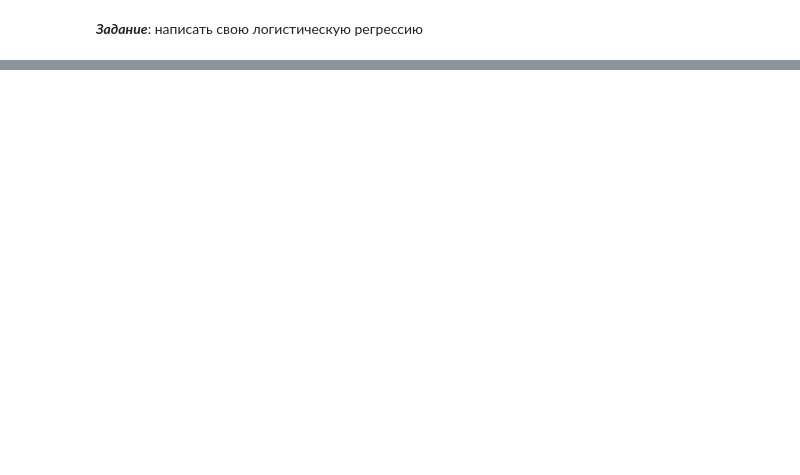
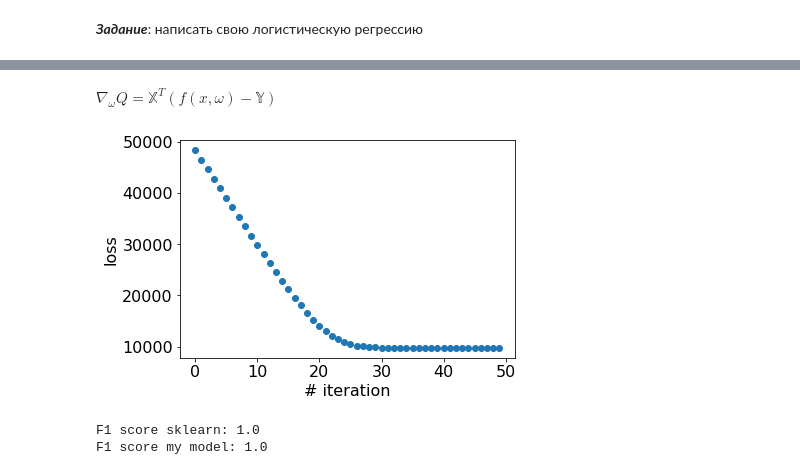
Before and after one commit to kryzhikov/Sample-ML-Repo, a Jupyter notebook: 05. Maths 3/ML_seminar_for_students.ipynb, the cells around one changed output, grey strips where cells are left out. Drawn from its saved outputs; the diff is of its cells as text; code cells hidden in the pictures; blank space fills up the shorter version.

```diff
--- a/05. Maths 3/ML_seminar_for_students.ipynb
+++ b/05. Maths 3/ML_seminar_for_students.ipynb
@@ -334,0 +497,35 @@ ___Задание___: написать свою логистическую ре
+# %% [markdown]
+$\nabla_\omega Q = \mathbb{X}^T (f(x, \omega) - \mathbb{Y})$
+# %%
+# Split data into train and test sets
+x_train, x_test, y_train, y_test = train_test_split(X, Y)
+# %%
+# Helper functions
+def sigmoid(x, w):
+    return 1./(1. + np.exp(-x @ w))
+
+def log_loss(x,y,w):
+    return -y.T @ np.log(sigmoid(x,w)) - (1-y).T @ np.log(1-sigmoid(x,w))
+# %%
+# implementing logistic regression for the whole dataset
+n_features = 2
+w_0 = np.random.uniform(-2,2,n_features)
+w = w_0.copy()
+w_list = [w.copy()]
+loss = []
+
+n_steps = 50
+step_size = 1e-2
+for k in range(50):
+    w -= step_size*(x_train.T @ (sigmoid(x_train,w) - y_train))/y_train.size
+    loss.append(log_loss(x_train, y_train, w))
+    w_list.append(w.copy())
+
+# plot loss function to see if algorithm converges
+_, ax = plt.subplots()
+ax.scatter(np.arange(len(loss)), loss)
+ax.set_xlabel("# iteration")
+ax.set_ylabel("loss")
+plt.show()
+# %% [output]
+[figure, added]
@@ -334,0 +576,14 @@ ___Задание___: написать свою логистическую ре
+# %%
+my_model = LogReg(lamda=1e-2).fit(x_train_scaled, y_train)
+sklearn_model = LogisticRegression().fit(x_train_scaled, y_train)
+
+my_pred = my_model.predict(x_test_scaled)
+sklearn_pred = sklearn_model.predict(x_test_scaled)
+
+my_f1 = f1_score(y_test, my_pred)
+sklearn_f1 = f1_score(y_test, sklearn_pred)
+print(f"F1 score sklearn: {sklearn_f1}")
+print(f"F1 score my model: {my_f1}")
+# %% [output]
+F1 score sklearn: 1.0
+F1 score my model: 1.0
```
Also changed, not shown: parts of 19 cells of this notebook.
